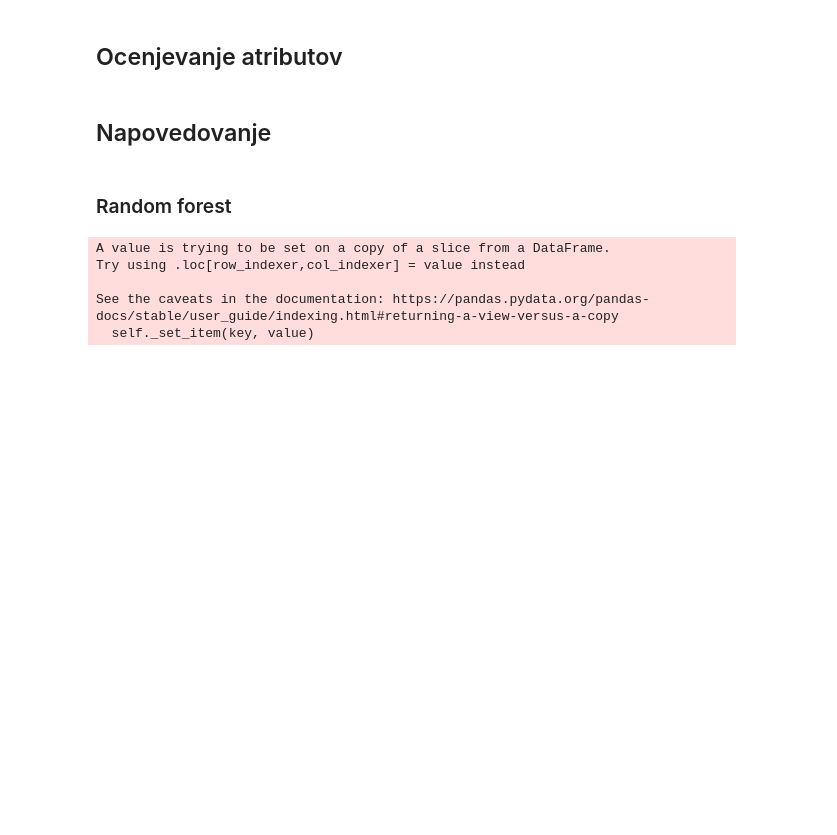
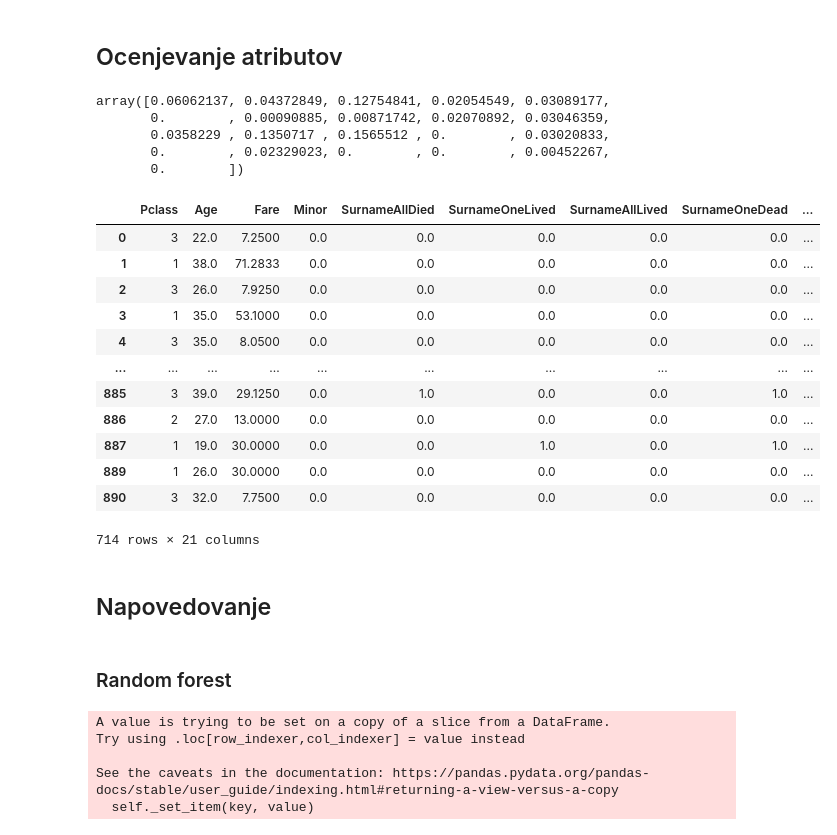
Before and after one commit to matej2000/Kaggle-titanic, a Jupyter notebook: main.ipynb, the cells around one changed output. Cells and saved outputs as stored; diff of their text form; code cells hidden in the pictures; blank space fills up the shorter version.

```diff
--- a/main.ipynb
+++ b/main.ipynb
@@ -155,7 +159,7 @@ def one_hot(name, x, y):
             x[c] = current
 # %%
 y = train["Survived"]
-x = train[["Pclass", "Age", "Fare", "Minor", "SurnameAllDied", "SurnameOneLived", "SibSp", "Parch"]]
+x = train[["Pclass", "Age", "Fare", "Minor", "SurnameAllDied", "SurnameOneLived", "SurnameAllLived", "SurnameOneDead", "SibSp", "Parch"]]
 x["FamilySize"] = train["Parch"] + train["SibSp"]
 one_hot("Sex", x, train)
 one_hot("Deck", x, train)
@@ -197,3 +193,27 @@ See the caveats in the documentation: https://pandas.pydata.org/pandas-docs/stab
+# %%
+mutual_info_classif(x, y)
+# %% [output]
+array([0.06062137, 0.04372849, 0.12754841, 0.02054549, 0.03089177,
+       0.        , 0.00090885, 0.00871742, 0.02070892, 0.03046359,
+       0.0358229 , 0.1350717 , 0.1565512 , 0.        , 0.03020833,
+       0.        , 0.02329023, 0.        , 0.        , 0.00452267,
+       0.        ])
+# %%
+x
+# %% [output]
+|  | Pclass | Age | Fare | Minor | SurnameAllDied | SurnameOneLived | SurnameAllLived | SurnameOneDead | ... |
+| 0 | 3 | 22.0 | 7.2500 | 0.0 | 0.0 | 0.0 | 0.0 | 0.0 | ... |
+| 1 | 1 | 38.0 | 71.2833 | 0.0 | 0.0 | 0.0 | 0.0 | 0.0 | ... |
+| 2 | 3 | 26.0 | 7.9250 | 0.0 | 0.0 | 0.0 | 0.0 | 0.0 | ... |
+| 3 | 1 | 35.0 | 53.1000 | 0.0 | 0.0 | 0.0 | 0.0 | 0.0 | ... |
+| 4 | 3 | 35.0 | 8.0500 | 0.0 | 0.0 | 0.0 | 0.0 | 0.0 | ... |
+| ... | ... | ... | ... | ... | ... | ... | ... | ... | ... |
+| 885 | 3 | 39.0 | 29.1250 | 0.0 | 1.0 | 0.0 | 0.0 | 1.0 | ... |
+| 886 | 2 | 27.0 | 13.0000 | 0.0 | 0.0 | 0.0 | 0.0 | 0.0 | ... |
+| 887 | 1 | 19.0 | 30.0000 | 0.0 | 0.0 | 1.0 | 0.0 | 1.0 | ... |
+| 889 | 1 | 26.0 | 30.0000 | 0.0 | 0.0 | 0.0 | 0.0 | 0.0 | ... |
+| 890 | 3 | 32.0 | 7.7500 | 0.0 | 0.0 | 0.0 | 0.0 | 0.0 | ... |
+714 rows × 21 columns
 # %% [markdown]
 ## Napovedovanje
 # %% [markdown]
```
Also changed, not shown: parts of 12 cells of this notebook, 3 other files.
